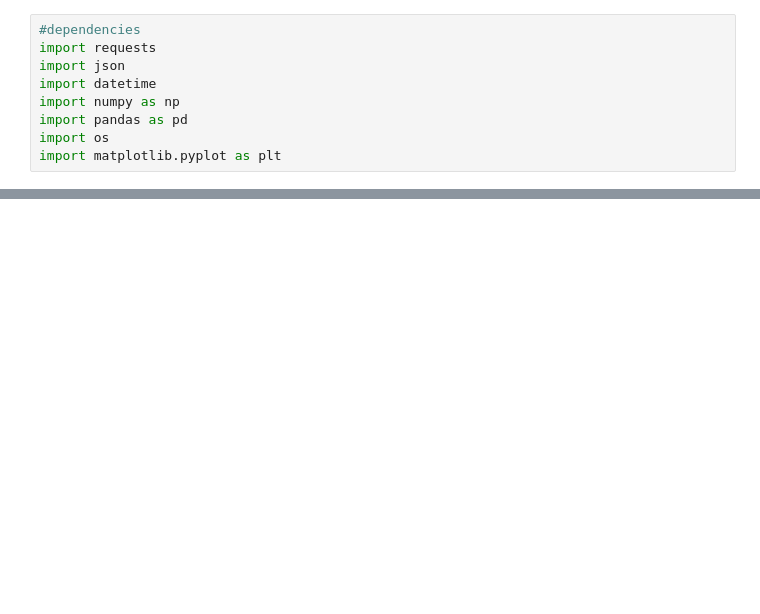
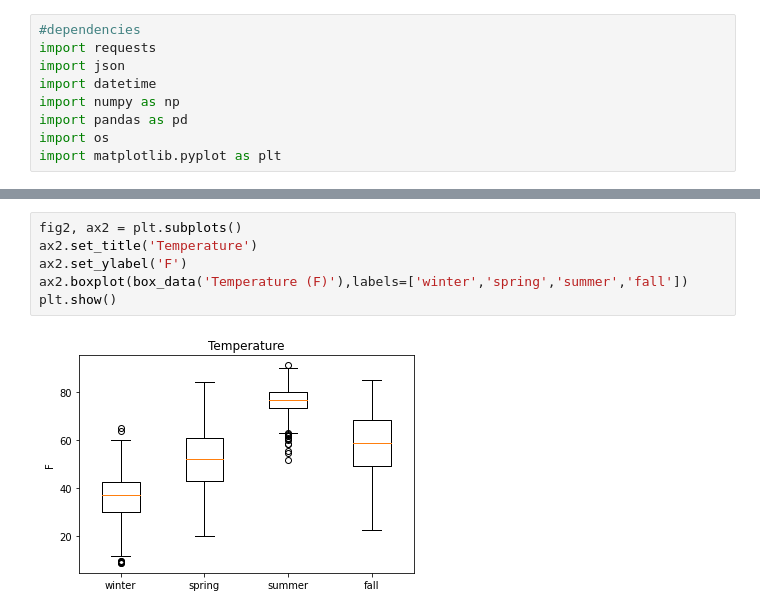
Before and after one commit to Ntorres95/Rideshares_vs_Weather, a Jupyter notebook: weather_by_month_IQR.ipynb, the cells around one changed output, grey strips where cells are left out. Saved outputs shown, nothing was run; the diff lists cells and outputs as text; blank space fills up the shorter version.

```diff
--- a/weather_by_month_IQR.ipynb
+++ b/weather_by_month_IQR.ipynb
@@ -27,0 +74,8 @@ weather_data_df
+# %%
+fig2, ax2 = plt.subplots()
+ax2.set_title('Temperature')
+ax2.set_ylabel('F')
+ax2.boxplot(box_data('Temperature (F)'),labels=['winter','spring','summer','fall'])
+plt.show()
+# %% [output]
+[figure, added]
```
Also changed, not shown: parts of 13 cells of this notebook.
